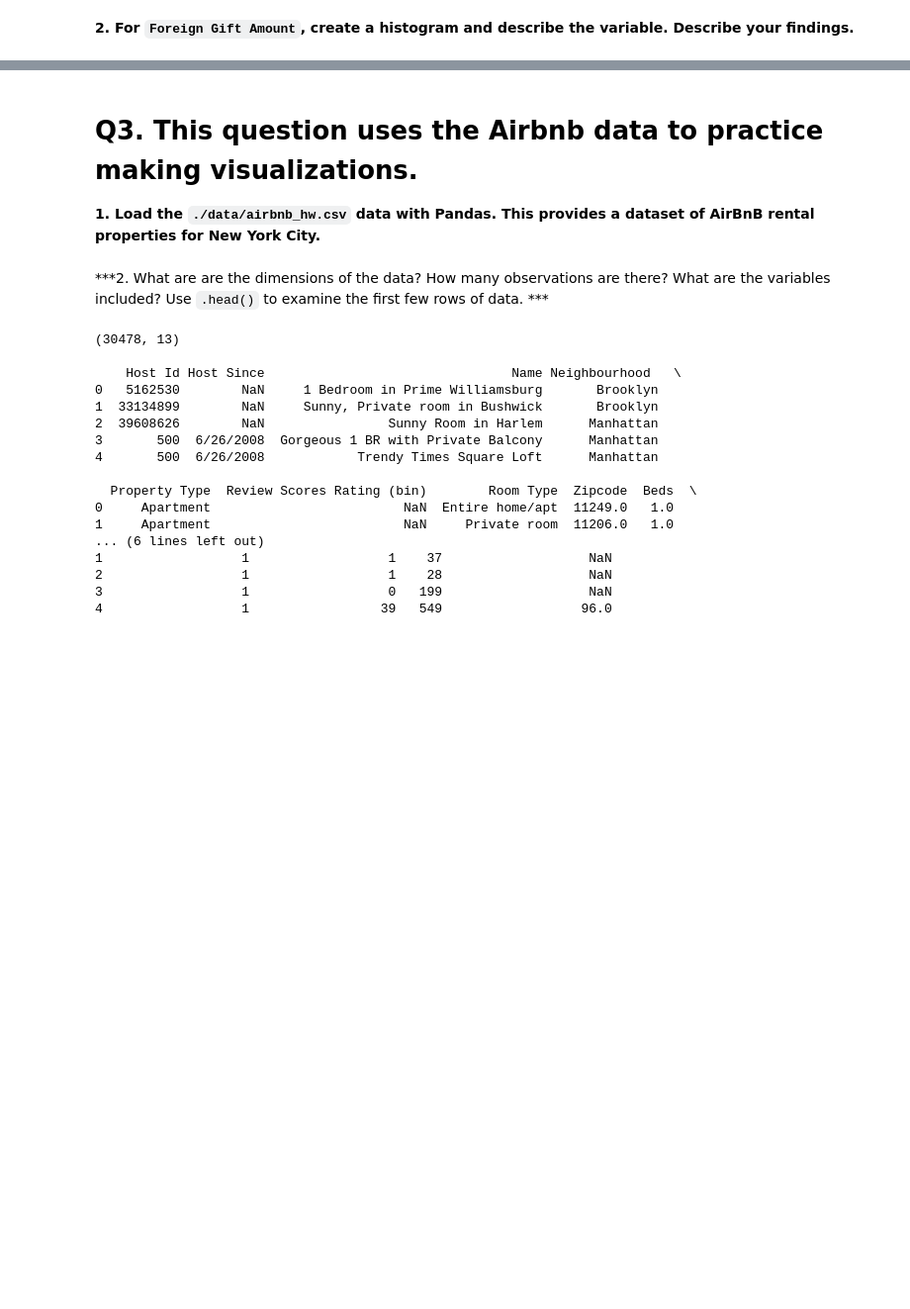
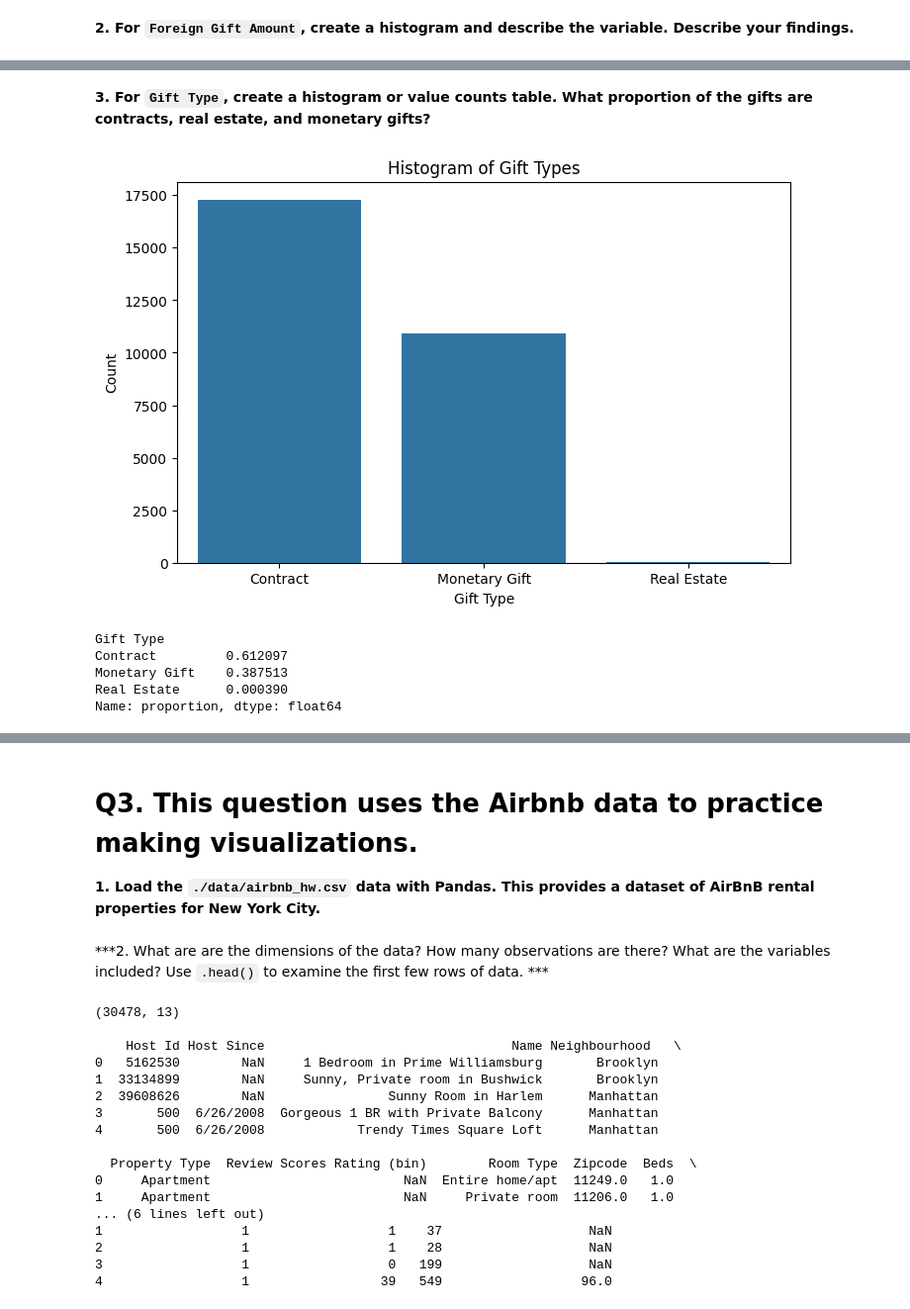
Before and after one commit to norawik/EDA, a Jupyter notebook: assignment/assignment.ipynb, the cells around one changed output, grey strips where cells are left out. Shown at 99% size. Saved outputs shown, nothing was run; the diff lists cells and outputs as text; code cells hidden in the pictures; blank space fills up the shorter version.

```diff
--- a/assignment/assignment.ipynb
+++ b/assignment/assignment.ipynb
@@ -50,0 +62,20 @@ KeyError: 'Foreign Gift'
+# %% [markdown]
+**3. For `Gift Type`, create a histogram or value counts table. What proportion of the gifts are contracts, real estate, and monetary gifts?**
+# %%
+plt.figure(figsize=(8, 5))
+sns.countplot(x='Gift Type', data=foreigngifts, order=foreigngifts['Gift Type'].value_counts().index)
+plt.title('Histogram of Gift Types')
+plt.xlabel('Gift Type')
+plt.ylabel('Count')
+plt.show()
+# %% [output]
+[figure, added]
+# %%
+gift_counts = foreigngifts['Gift Type'].value_counts(normalize=True)  #find proportions
+print(gift_counts)
+# %% [output]
+Gift Type
+Contract         0.612097
+Monetary Gift    0.387513
+Real Estate      0.000390
+Name: proportion, dtype: float64
```
Also changed, not shown: parts of 9 cells of this notebook.
